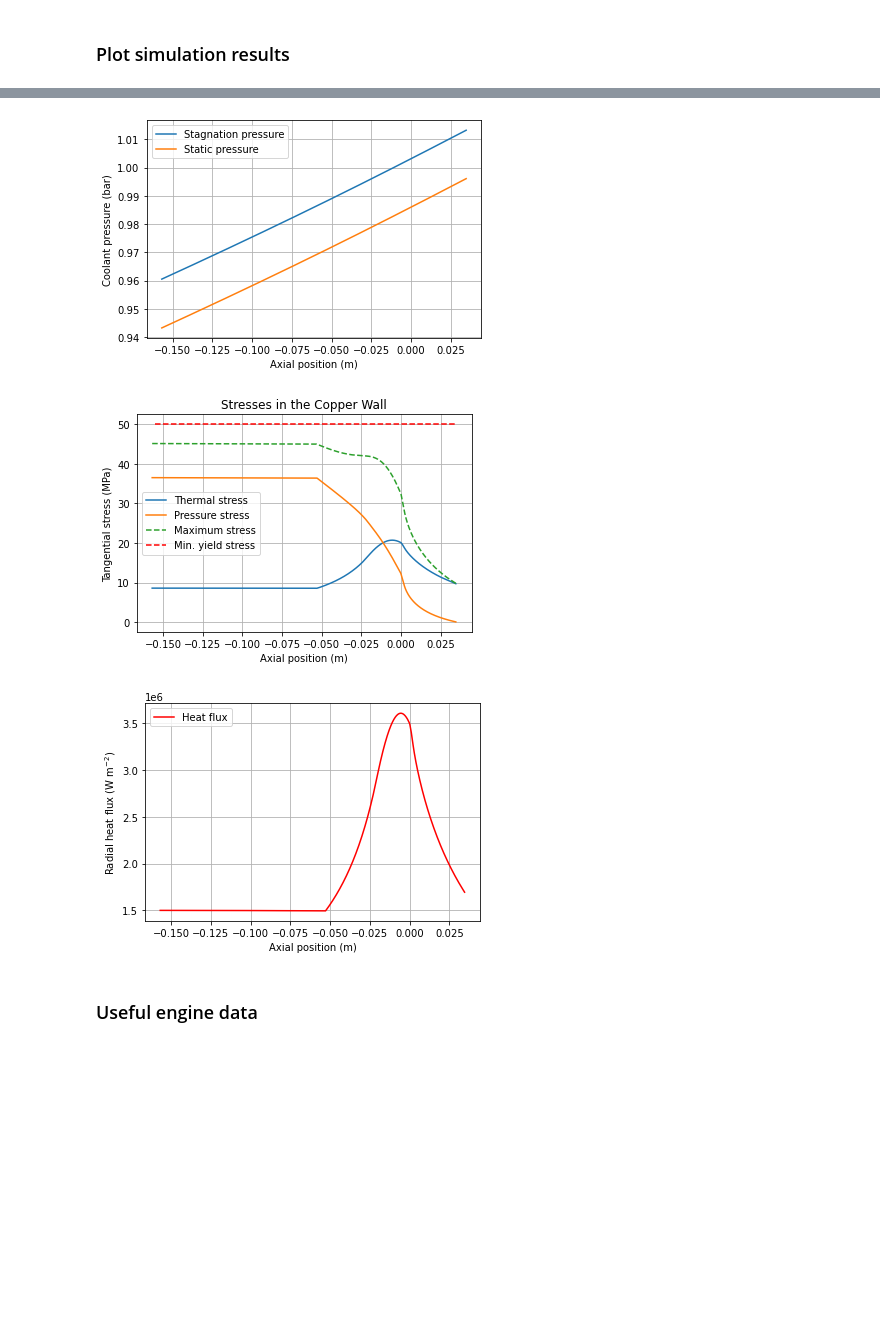
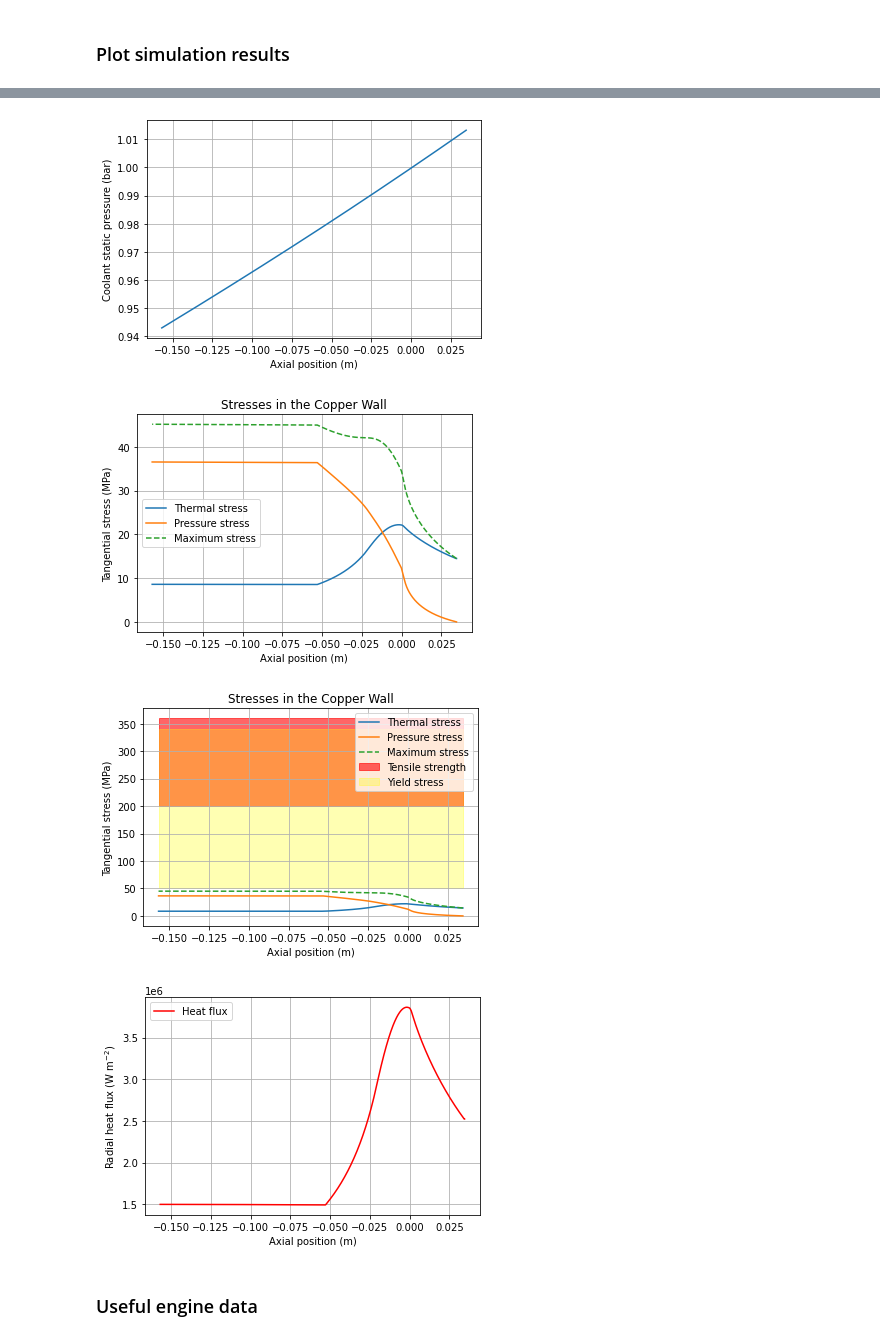
Before and after one commit to cuspaceflight/White-Dwarf-Cooling, a Jupyter notebook: White Dwarf Bamboo Simulation.ipynb, the cells around one changed output, grey strips where cells are left out. Drawn from its saved outputs; the diff is of its cells as text; code cells hidden in the pictures; blank space fills up the shorter version.

Commit message:
Updated to Bamboo 0.2.1, added nice stress plot

```diff
--- a/White Dwarf Bamboo Simulation.ipynb
+++ b/White Dwarf Bamboo Simulation.ipynb
@@ -127,16 +128,16 @@ Vc = L_star * At_froz         # From the definition of L*
 Lc = ( 24*Vc/np.pi - (Dc**3 - Dt**3)/np.tan(45*np.pi/180) ) / (6*Dc**2)
 
 # Rao bell nozzle geometry
-xs, ys = bam.rao.get_rao_contour(Rc = Rc,
-                                 Rt = Dt / 2,
+xs, rs = bam.rao.get_rao_contour(r_c = Rc,
+                                 r_t = Dt / 2,
                                  area_ratio = area_ratio_froz,
-                                 Lc = Lc,
+                                 L_c = Lc,
                                  theta_conv = 45)
 
 # Graphite extends from the nozzle contour to the inside of the copper tube
 def graphite_thickness(x):
-    y = np.interp(x, xs, ys)
-    return Rc - y
+    r = np.interp(x, xs, rs)
+    return Rc - r
 # %% [markdown]
 ### Cooling channels
 
@@ -253,7 +254,7 @@ Corrected channel height = 1.95 mm
 # Set up the objects we need
 perfect_gas = bam.PerfectGas(gamma = gamma, cp = cp)                   # Approximate values for CO2
 chamber_conditions = bam.ChamberConditions(p0 = pc, T0 = Tc)
-geometry = bam.Geometry(xs = xs, ys = ys)
+geometry = bam.Geometry(xs = xs, rs = rs)
 
 copper_wall = bam.Wall(material = copper_material, thickness = inner_wall_thickness)
 graphite_wall = bam.Wall(material = graphite_material, thickness = graphite_thickness)
@@ -267,18 +268,20 @@ engine = bam.Engine(perfect_gas = perfect_gas,
 
 # Add a cooling jacket to the engine
 engine.cooling_jacket = bam.CoolingJacket(T_coolant_in = inlet_T,
-                                         p0_coolant_in = inlet_p0,
+                                         p_coolant_in = inlet_p,
                                          mdot_coolant = mdot_coolant,
                                          channel_height = channel_height,
                                          blockage_ratio = blockage_ratio,
-                                         number_of_fins = number_of_fins,
+                                         number_of_channels = number_of_fins,
                                          coolant_transport = coolant_transport,
                                          configuration = 'vertical',
                                          restrain_fins = False)
 
 engine.plot()
+plt.savefig("img/engine.svg")
+bam.show()
 
-cooling_data = engine.steady_heating_analysis()
+cooling_data = engine.steady_heating_analysis(iter_start = 15, iter_each = 3)
 # %% [output]
 [figure]
 # %% [markdown]
@@ -299,18 +302,58 @@ plt.hlines(y = PropsSI("T", "Q", 0, "P", 1e5, "WATER"),
            xmin =xs[0],
            xmax = xs[-1])
 
+
 plt.legend()
+#plt.savefig("img/temperatures.svg")
 bam.show()
 
 # Plot coolant pressures
-bam.plot.plot_jacket_pressure(cooling_data)
+bam.plot.plot_p_coolant(cooling_data)
+#plt.savefig("img/p_coolant.svg")
 bam.show()
 
 # Plot stresses
 bam.plot.plot_tangential_stress(cooling_data, wall_index = 1)
 plt.title("Stresses in the Copper Wall")
-plt.hlines(y = 50, linestyle = "--", label = "Min. yield stress", color = "red", xmin = -0.155, xmax = 0.035)
 plt.legend()
+#plt.savefig("img/stresses.svg")
+bam.show()
+
+# Failure data for C106 in MPa - https://www.azom.com/article.aspx?ArticleID=2851
+yield_min = 50
+yield_max = 340
+yield_height = yield_max - yield_min
+
+tensile_strength_min = 200
+tensile_strength_max = 360
+tensile_strength_height = tensile_strength_max - tensile_strength_min
+
+xy_yield = (cooling_data["x"][-1], yield_min)
+xy_tensile_strength = (cooling_data["x"][-1], tensile_strength_min)
+width = cooling_data["x"][0] - cooling_data["x"][-1]
+
+bam.plot.plot_tangential_stress(cooling_data, wall_index = 1)
+plt.title("Stresses in the Copper Wall")
+
+sigma_ts = patches.Rectangle(xy_tensile_strength,
+                             width,
+                             tensile_strength_height,
+                             label = "Tensile strength",
+                             alpha = 0.6,
+                             color = "red")
+
+sigma_y = patches.Rectangle(xy_yield,
+                            width,
+                            yield_height,
+                            label = "Yield stress",
+                            alpha = 0.3,
+                            color = "yellow")
+
+plt.gca().add_patch(sigma_ts)
+plt.gca().add_patch(sigma_y)
+
+plt.legend()
+#plt.savefig("img/stresses_with_limits.svg")
 bam.show()
 
 
@@ -323,6 +366,7 @@ bam.show()
-[figure, old version]
+[figure, new version]
-[figure, old version]
+[figure, new version]
-[figure, old version]
+[figure, new version]
+[figure, added]
 # %% [markdown]
 ### Useful engine data
 # %%
```
Also changed, not shown: parts of 4 cells of this notebook, 5 other files.
